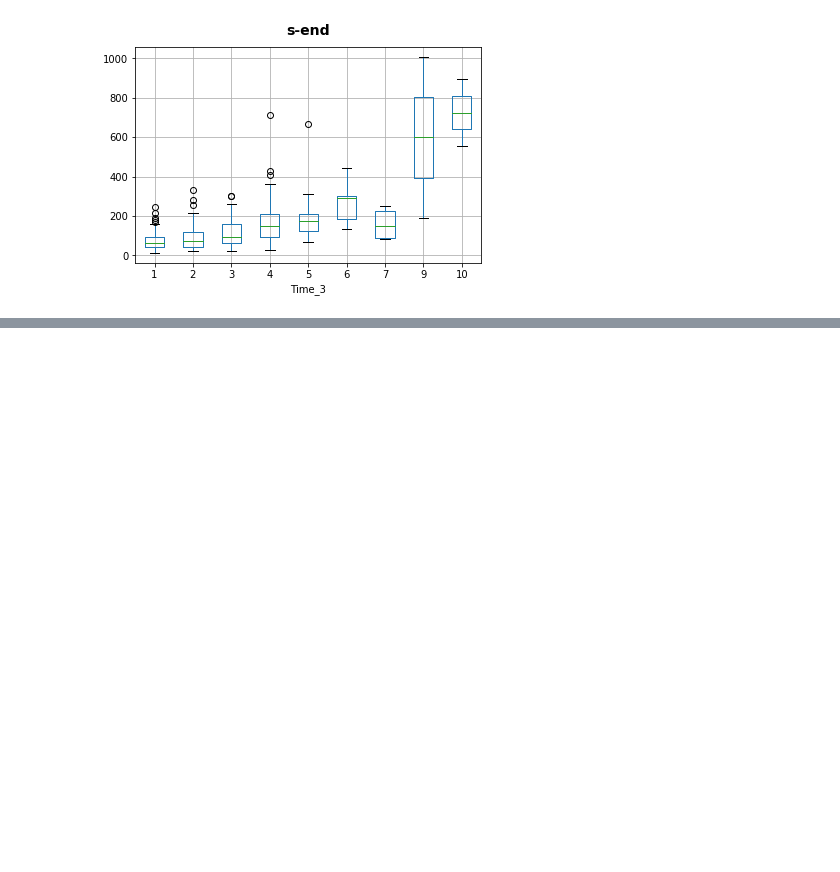
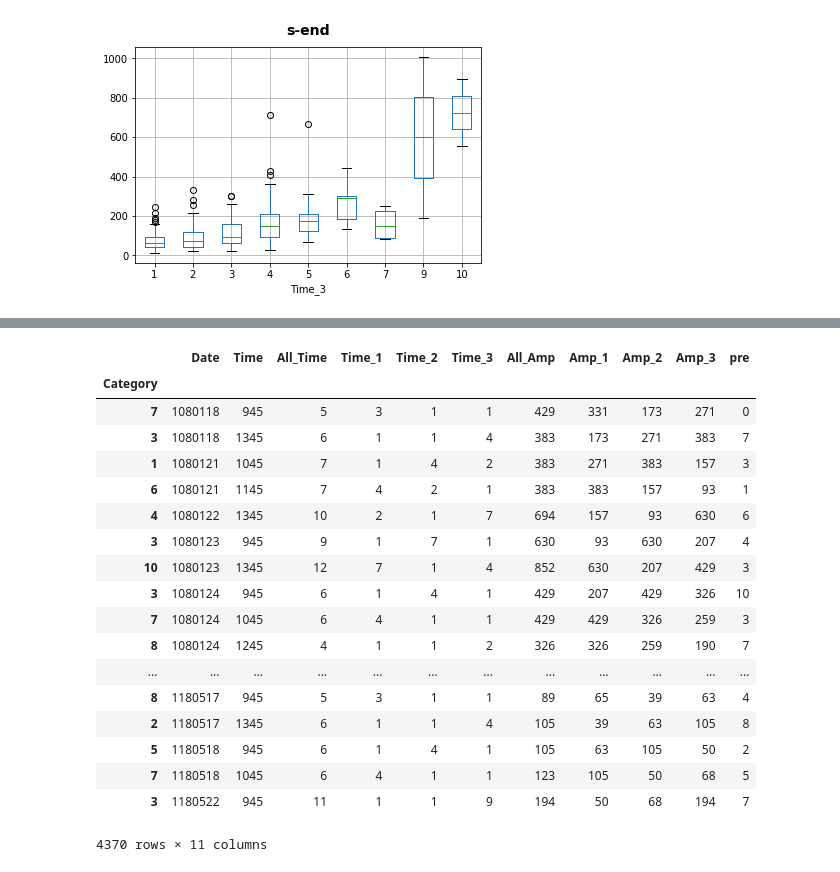
Before and after one commit to wcchang1019/Python-Futures, a Jupyter notebook: LineChart-Statistics.ipynb, the cells around one changed output, grey strips where cells are left out. Saved outputs shown, nothing was run; the diff lists cells and outputs as text; code cells hidden in the pictures; blank space fills up the shorter version.

```diff
--- a/LineChart-Statistics.ipynb
+++ b/LineChart-Statistics.ipynb
@@ -135,0 +184,24 @@ dfgroupedlist[0][1]
+# %%
+out = df.set_index('Category')
+# %%
+out
+# %% [output]
+|  | Date | Time | All_Time | Time_1 | Time_2 | Time_3 | All_Amp | Amp_1 | Amp_2 | Amp_3 | pre |
+| Category |  |  |  |  |  |  |  |  |  |  |  |
+| 7 | 1080118 | 945 | 5 | 3 | 1 | 1 | 429 | 331 | 173 | 271 | 0 |
+| 3 | 1080118 | 1345 | 6 | 1 | 1 | 4 | 383 | 173 | 271 | 383 | 7 |
+| 1 | 1080121 | 1045 | 7 | 1 | 4 | 2 | 383 | 271 | 383 | 157 | 3 |
+| 6 | 1080121 | 1145 | 7 | 4 | 2 | 1 | 383 | 383 | 157 | 93 | 1 |
+| 4 | 1080122 | 1345 | 10 | 2 | 1 | 7 | 694 | 157 | 93 | 630 | 6 |
+| 3 | 1080123 | 945 | 9 | 1 | 7 | 1 | 630 | 93 | 630 | 207 | 4 |
+| 10 | 1080123 | 1345 | 12 | 7 | 1 | 4 | 852 | 630 | 207 | 429 | 3 |
+| 3 | 1080124 | 945 | 6 | 1 | 4 | 1 | 429 | 207 | 429 | 326 | 10 |
+| 7 | 1080124 | 1045 | 6 | 4 | 1 | 1 | 429 | 429 | 326 | 259 | 3 |
+| 8 | 1080124 | 1245 | 4 | 1 | 1 | 2 | 326 | 326 | 259 | 190 | 7 |
+| ... | ... | ... | ... | ... | ... | ... | ... | ... | ... | ... | ... |
+| 8 | 1180517 | 945 | 5 | 3 | 1 | 1 | 89 | 65 | 39 | 63 | 4 |
+| 2 | 1180517 | 1345 | 6 | 1 | 1 | 4 | 105 | 39 | 63 | 105 | 8 |
+| 5 | 1180518 | 945 | 6 | 1 | 4 | 1 | 105 | 63 | 105 | 50 | 2 |
+| 7 | 1180518 | 1045 | 6 | 4 | 1 | 1 | 123 | 105 | 50 | 68 | 5 |
+| 3 | 1180522 | 945 | 11 | 1 | 1 | 9 | 194 | 50 | 68 | 194 | 7 |
+4370 rows × 11 columns
```
Also changed, not shown: parts of 9 cells of this notebook, 1 other file.
